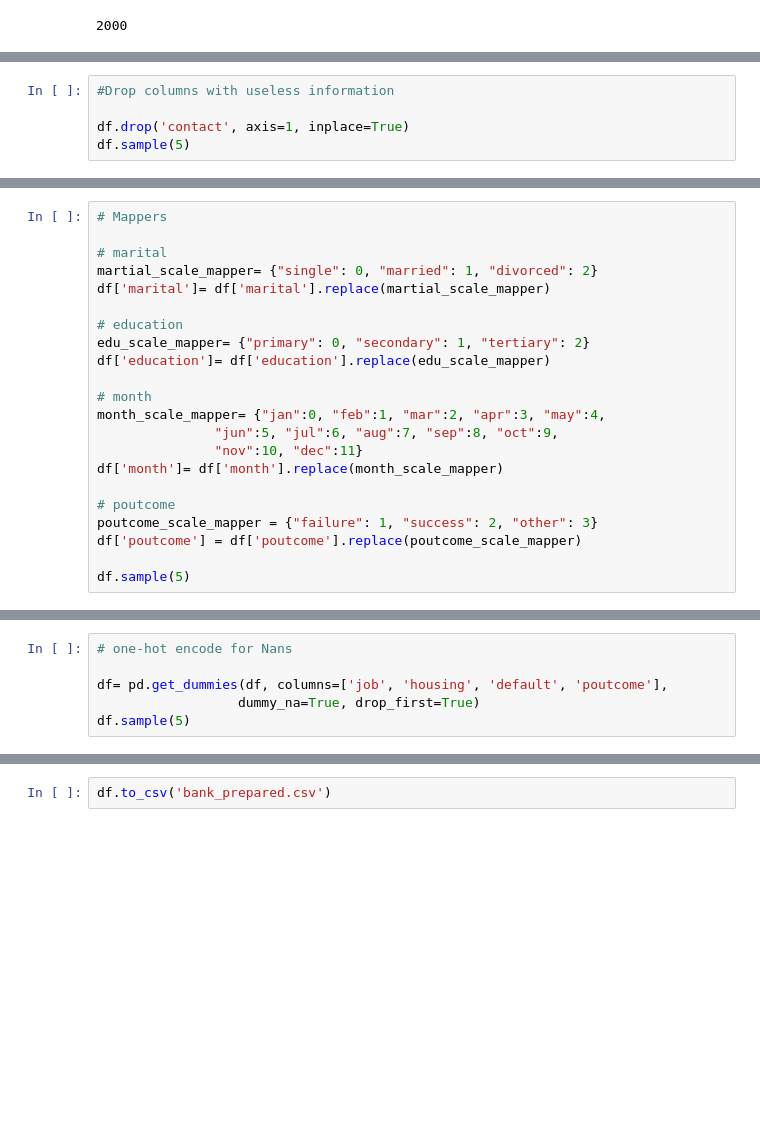
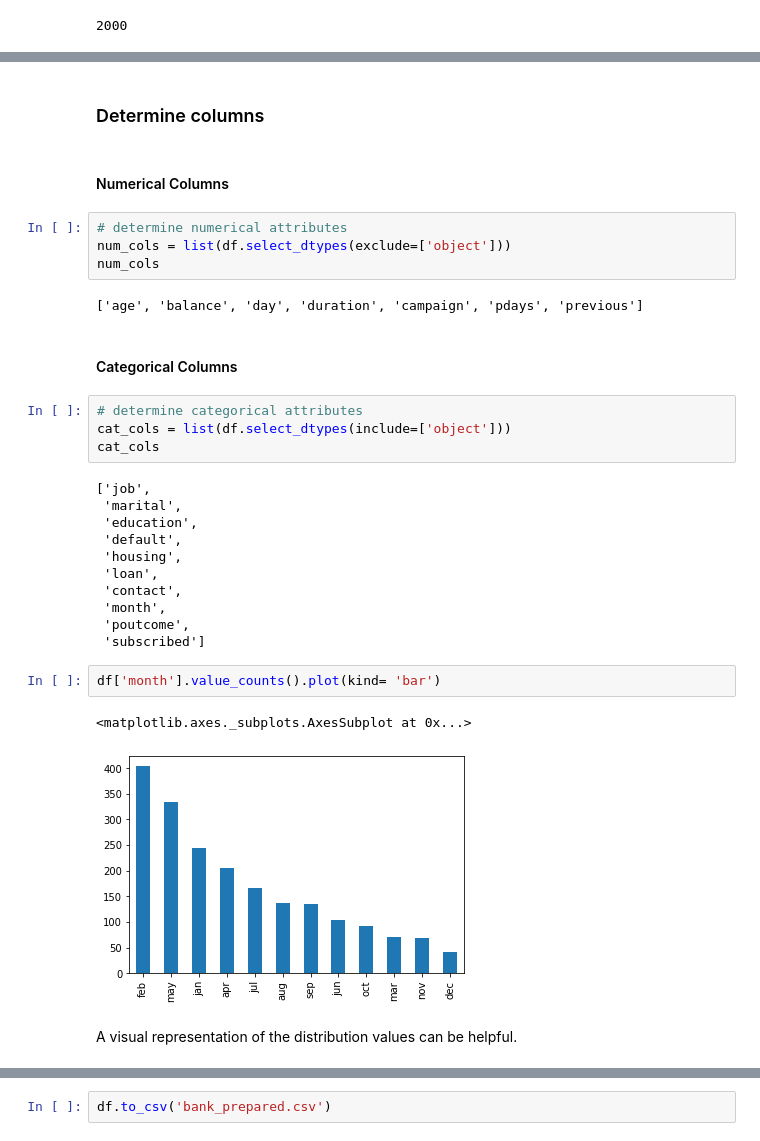
Before and after one commit to wyer2wyer/wyer, a Jupyter notebook: etivity2.ipynb, the cells around one changed output, grey strips where cells are left out. Cells and saved outputs as stored; diff of their text form; blank space fills up the shorter version.

```diff
--- a/etivity2.ipynb
+++ b/etivity2.ipynb
@@ -96,5 +96,0 @@ df_orginial= df
-# %%
-#Drop columns with useless information
-
-df.drop('contact', axis=1, inplace=True)
-df.sample(5)
@@ -110,22 +96,0 @@ df.sample(5)
-# %%
-# Mappers
-
-# marital
-martial_scale_mapper= {"single": 0, "married": 1, "divorced": 2}
-df['marital']= df['marital'].replace(martial_scale_mapper)
-
-# education
-edu_scale_mapper= {"primary": 0, "secondary": 1, "tertiary": 2}
-df['education']= df['education'].replace(edu_scale_mapper)
-
-# month
-month_scale_mapper= {"jan":0, "feb":1, "mar":2, "apr":3, "may":4,
-               "jun":5, "jul":6, "aug":7, "sep":8, "oct":9,
-               "nov":10, "dec":11}
-df['month']= df['month'].replace(month_scale_mapper)
-
-# poutcome
-poutcome_scale_mapper = {"failure": 1, "success": 2, "other": 3}
-df['poutcome'] = df['poutcome'].replace(poutcome_scale_mapper)
-
-df.sample(5)
@@ -141,6 +96,0 @@ df.sample(5)
-# %%
-# one-hot encode for Nans
-
-df= pd.get_dummies(df, columns=['job', 'housing', 'default', 'poutcome'],
-                  dummy_na=True, drop_first=True)
-df.sample(5)
@@ -189,0 +108,34 @@ dtype: int64
+# %% [markdown]
+### Determine columns
+# %% [markdown]
+#### Numerical Columns
+# %%
+# determine numerical attributes
+num_cols = list(df.select_dtypes(exclude=['object']))
+num_cols
+# %% [output]
+['age', 'balance', 'day', 'duration', 'campaign', 'pdays', 'previous']
+# %% [markdown]
+#### Categorical Columns
+# %%
+# determine categorical attributes
+cat_cols = list(df.select_dtypes(include=['object']))
+cat_cols
+# %% [output]
+['job',
+ 'marital',
+ 'education',
+ 'default',
+ 'housing',
+ 'loan',
+ 'contact',
+ 'month',
+ 'poutcome',
+ 'subscribed']
+# %%
+df['month'].value_counts().plot(kind= 'bar')
+# %% [output]
+<matplotlib.axes._subplots.AxesSubplot at 0x...>
+[figure, added]
+# %% [markdown]
+A visual representation of the distribution values can be helpful.
```
Also changed, not shown: parts of 65 cells of this notebook.
